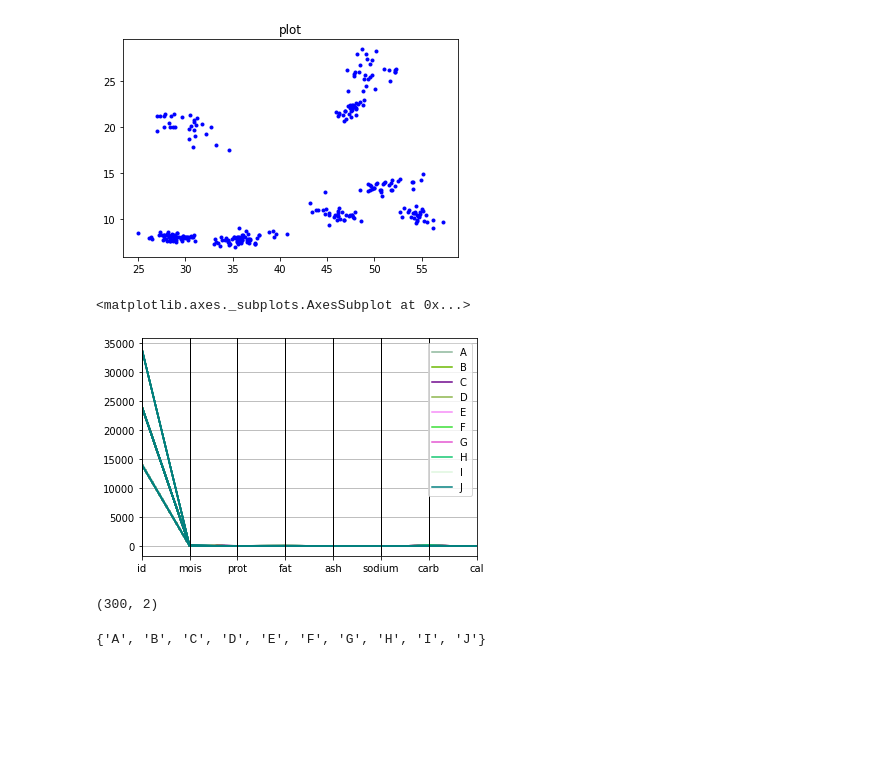
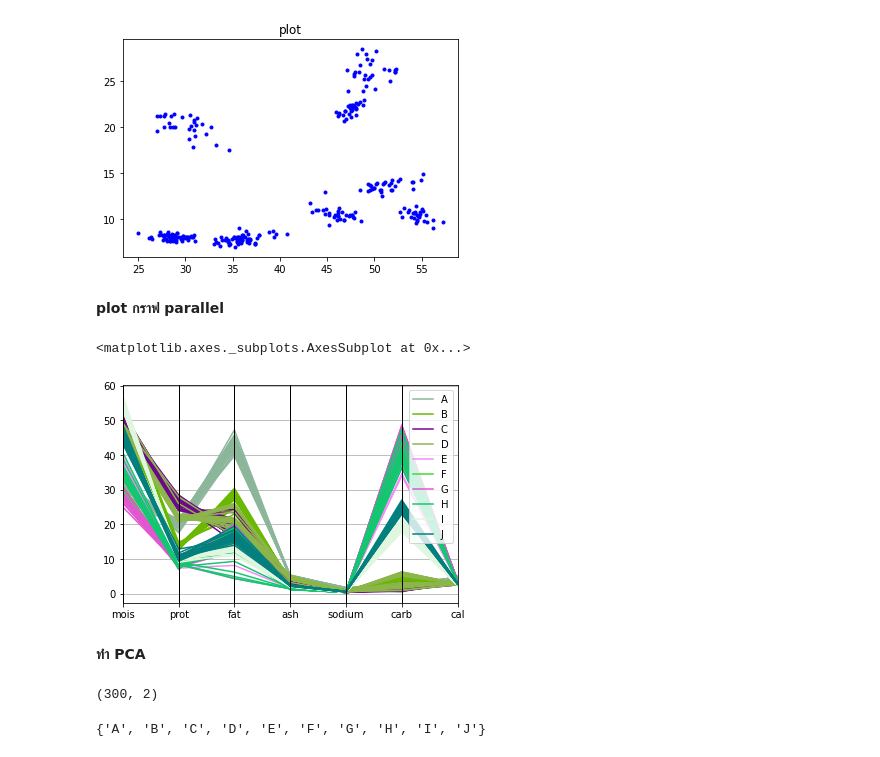
Before and after one commit to ThanikPimpiban/mulitivariate, a Jupyter notebook: Exam01.ipynb, the cells around one changed output. Drawn from its saved outputs; the diff is of its cells as text; code cells hidden in the pictures; blank space fills up the shorter version.

```diff
--- a/Exam01.ipynb
+++ b/Exam01.ipynb
@@ -86,11 +92,15 @@ plt.plot(new_data.iloc[:,0],new_data.iloc[:,1],'b.');
 plt.title('plot');
 # %% [output]
 [figure]
+# %% [markdown]
+**plot กราฟ parallel**
 # %%
-pd.plotting.parallel_coordinates(data,'brand')
+pd.plotting.parallel_coordinates(data,'brand',cols=['mois',	'prot',	'fat'	,'ash',	'sodium','carb'	,'cal'])
 # %% [output]
 <matplotlib.axes._subplots.AxesSubplot at 0x...>
-[figure, old version]
+[figure, new version]
+# %% [markdown]
+**ทำ PCA**
 # %%
 pca = PCA(n_components=2)
 # %%
@@ -98,7 +108,7 @@ new_pca = pca.fit_transform(new_data.to_numpy())
-# %%
-new_pca.shape
-# %% [output]
-(300, 2)
+# %%
+new_pca.shape    ### ดูรูปร่างของ pca อันใหม่
+# %% [output]
+(300, 2)
 # %%
 BD= set(data['brand'])
 BD
```
Also changed, not shown: parts of 71 cells of this notebook.
